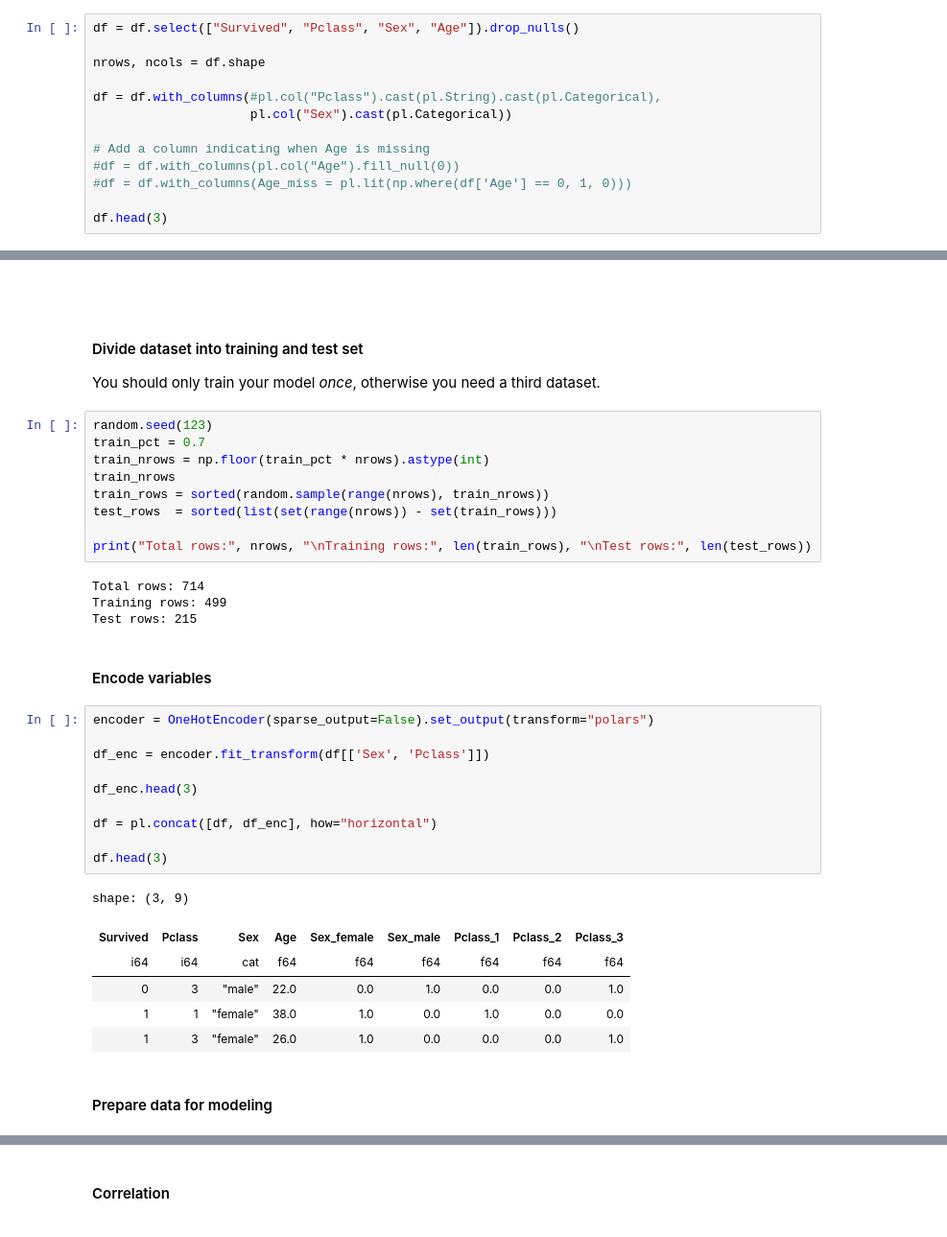
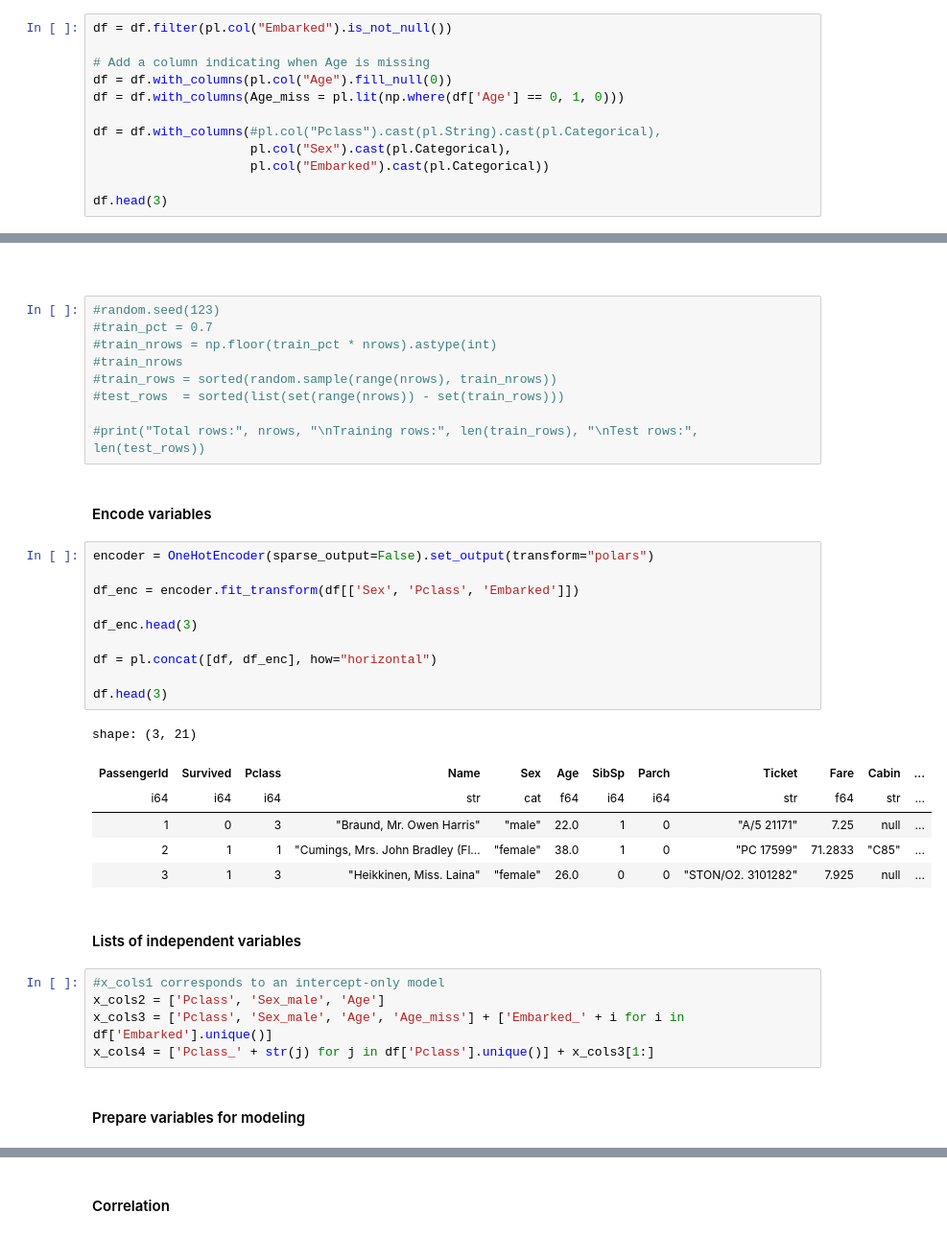
Before and after one commit to madskoefoed/Titanic, a Jupyter notebook: titanic.ipynb, the cells around one changed output, grey strips where cells are left out. Shown at 96% size. Drawn from its saved outputs; the diff is of its cells as text.

```diff
--- a/titanic.ipynb
+++ b/titanic.ipynb
@@ -54,16 +70,15 @@ shape: (9, 13)
 # %% [markdown]
 #### Change variables
 # %%
-df = df.select(["Survived", "Pclass", "Sex", "Age"]).drop_nulls()
+df = df.filter(pl.col("Embarked").is_not_null())
 
-nrows, ncols = df.shape
+# Add a column indicating when Age is missing
+df = df.with_columns(pl.col("Age").fill_null(0))
+df = df.with_columns(Age_miss = pl.lit(np.where(df['Age'] == 0, 1, 0)))
 
 df = df.with_columns(#pl.col("Pclass").cast(pl.String).cast(pl.Categorical),
-                     pl.col("Sex").cast(pl.Categorical))
-
-# Add a column indicating when Age is missing
-#df = df.with_columns(pl.col("Age").fill_null(0))
-#df = df.with_columns(Age_miss = pl.lit(np.where(df['Age'] == 0, 1, 0)))
+                     pl.col("Sex").cast(pl.Categorical),
+                     pl.col("Embarked").cast(pl.Categorical))
 
 df.head(3)
 # %% [output]
@@ -76,39 +91,39 @@ shape: (3, 4)
 # %% [markdown]
 ####
-# %% [markdown]
-#### Divide dataset into training and test set
-You should only train your model _once_, otherwise you need a third dataset.
 # %%
-random.seed(123)
-train_pct = 0.7
-train_nrows = np.floor(train_pct * nrows).astype(int)
-train_nrows
-train_rows = sorted(random.sample(range(nrows), train_nrows))
-test_rows  = sorted(list(set(range(nrows)) - set(train_rows)))
+#random.seed(123)
+#train_pct = 0.7
+#train_nrows = np.floor(train_pct * nrows).astype(int)
+#train_nrows
+#train_rows = sorted(random.sample(range(nrows), train_nrows))
+#test_rows  = sorted(list(set(range(nrows)) - set(train_rows)))
 
-print("Total rows:", nrows, "\nTraining rows:", len(train_rows), "\nTest rows:", len(test_rows))
+#print("Total rows:", nrows, "\nTraining rows:", len(train_rows), "\nTest rows:", len(test_rows))
-# %% [output]
-Total rows: 714
-Training rows: 499
-Test rows: 215
 # %% [markdown]
 #### Encode variables
 # %%
 encoder = OneHotEncoder(sparse_output=False).set_output(transform="polars")
 
-df_enc = encoder.fit_transform(df[['Sex', 'Pclass']])
+df_enc = encoder.fit_transform(df[['Sex', 'Pclass', 'Embarked']])
 
 df_enc.head(3)
 
 df = pl.concat([df, df_enc], how="horizontal")
 
 df.head(3)
 # %% [output]
-shape: (3, 9)
+shape: (3, 21)
-| Survived | Pclass | Sex | Age | Sex_female | Sex_male | Pclass_1 | Pclass_2 | Pclass_3 |
-| i64 | i64 | cat | f64 | f64 | f64 | f64 | f64 | f64 |
-| 0 | 3 | "male" | 22.0 | 0.0 | 1.0 | 0.0 | 0.0 | 1.0 |
-| 1 | 1 | "female" | 38.0 | 1.0 | 0.0 | 1.0 | 0.0 | 0.0 |
-| 1 | 3 | "female" | 26.0 | 1.0 | 0.0 | 0.0 | 0.0 | 1.0 |
+| PassengerId | Survived | Pclass | Name | Sex | Age | SibSp | Parch | Ticket | Fare | Cabin | ... |
+| i64 | i64 | i64 | str | cat | f64 | i64 | i64 | str | f64 | str | ... |
+| 1 | 0 | 3 | "Braund, Mr. Owen Harris" | "male" | 22.0 | 1 | 0 | "A/5 21171" | 7.25 | null | ... |
+| 2 | 1 | 1 | "Cumings, Mrs. John Bradley (Fl… | "female" | 38.0 | 1 | 0 | "PC 17599" | 71.2833 | "C85" | ... |
+| 3 | 1 | 3 | "Heikkinen, Miss. Laina" | "female" | 26.0 | 0 | 0 | "STON/O2. 3101282" | 7.925 | null | ... |
+# %% [markdown]
+#### Lists of independent variables
+# %%
+#x_cols1 corresponds to an intercept-only model
+x_cols2 = ['Pclass', 'Sex_male', 'Age']
+x_cols3 = ['Pclass', 'Sex_male', 'Age', 'Age_miss'] + ['Embarked_' + i for i in df['Embarked'].unique()]
+x_cols4 = ['Pclass_' + str(j) for j in df['Pclass'].unique()] + x_cols3[1:]
 # %% [markdown]
-#### Prepare data for modeling
+#### Prepare variables for modeling
```
Also changed, not shown: parts of 30 cells of this notebook.
